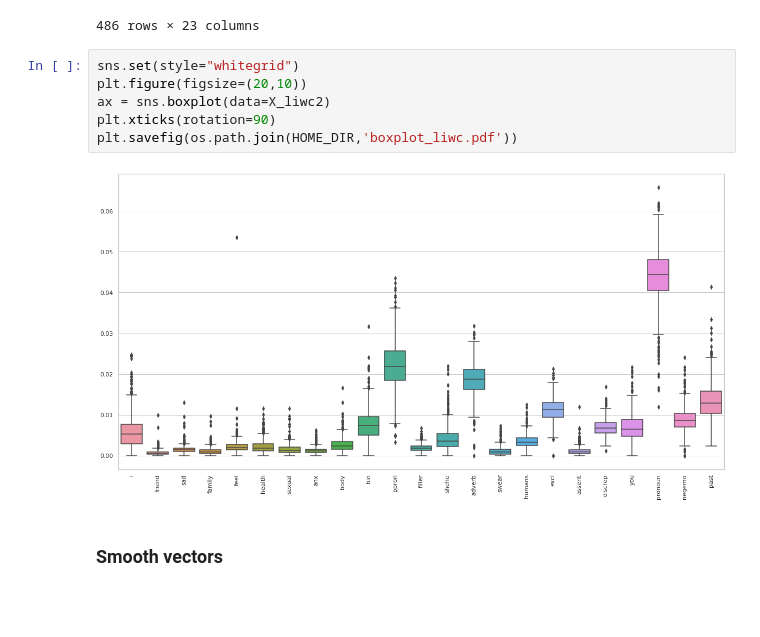
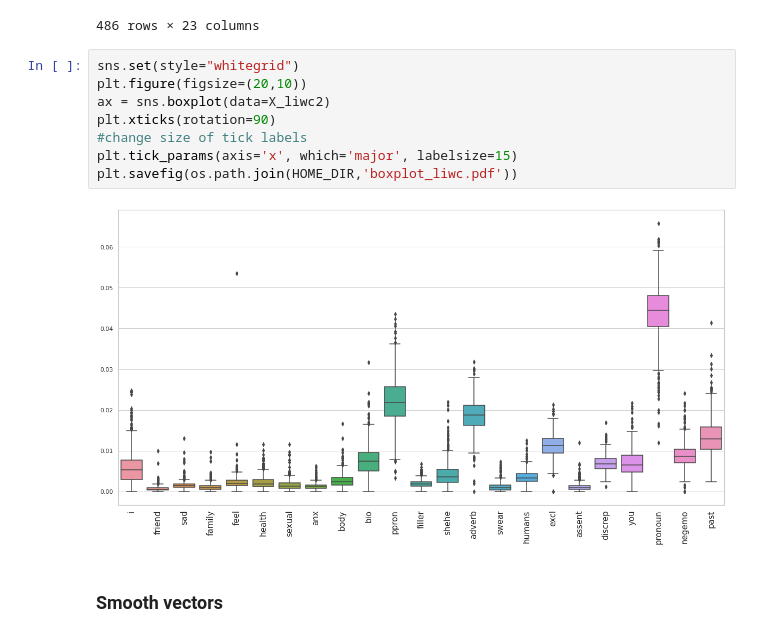
Before and after one commit to tramyynt/master-thesis, a Jupyter notebook: lexicon_models.ipynb, the cells around one changed output. Cells and saved outputs as stored; diff of their text form; blank space fills up the shorter version.

```diff
--- a/lexicon_models.ipynb
+++ b/lexicon_models.ipynb
@@ -329,11 +359,13 @@ X_liwc2
 # %%
 sns.set(style="whitegrid")
 plt.figure(figsize=(20,10))
 ax = sns.boxplot(data=X_liwc2)
 plt.xticks(rotation=90)
+#change size of tick labels
+plt.tick_params(axis='x', which='major', labelsize=15)
 plt.savefig(os.path.join(HOME_DIR,'boxplot_liwc.pdf'))
 # %% [output]
-[figure, old version]
+[figure, new version]
 # %% [markdown]
 ### Smooth vectors
 # %%
```
Also changed, not shown: parts of 9 cells of this notebook, 2 other files.
